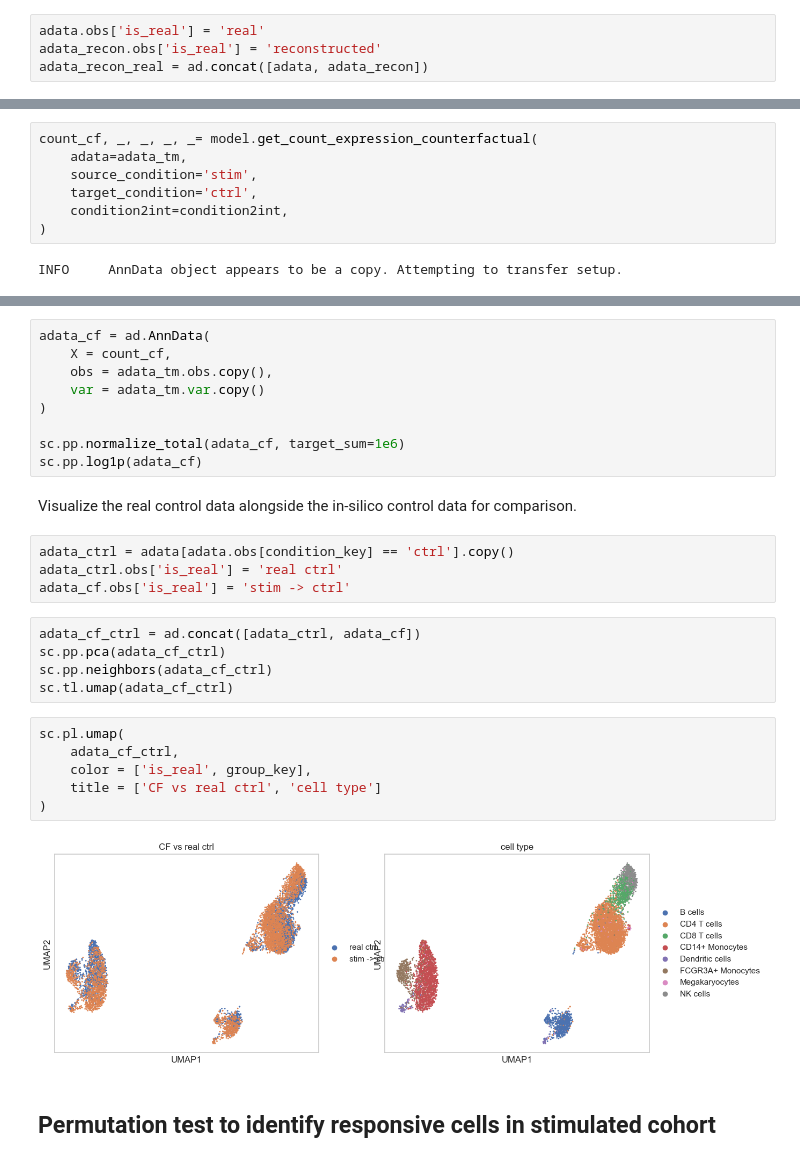
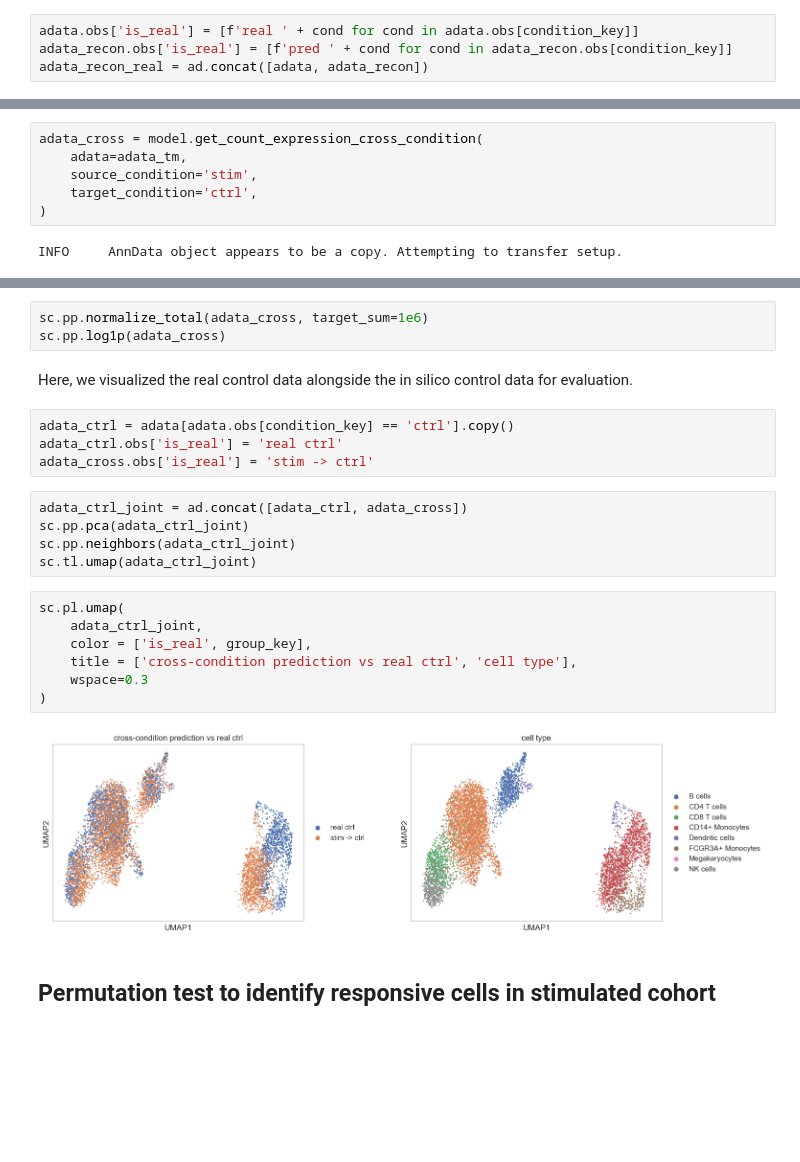
Before and after one commit to elmella/scCausalVI, a Jupyter notebook: docs/source/tutorial/scCausalVI-ifnb.ipynb, the cells around one changed output, grey strips where cells are left out. Saved outputs shown, nothing was run; the diff lists cells and outputs as text; blank space fills up the shorter version.

```diff
--- a/docs/source/tutorial/scCausalVI-ifnb.ipynb
+++ b/docs/source/tutorial/scCausalVI-ifnb.ipynb
@@ -193,8 +215,8 @@ sc.pl.umap(adata_recon, color=[condition_key, group_key,],
 # %% [markdown]
 A joint visualization of the predicted and actual data reveals their consistency.
 # %%
-adata.obs['is_real'] = 'real'
-adata_recon.obs['is_real'] = 'reconstructed'
+adata.obs['is_real'] = [f'real ' + cond for cond in adata.obs[condition_key]]
+adata_recon.obs['is_real'] = [f'pred ' + cond for cond in adata_recon.obs[condition_key]]
 adata_recon_real = ad.concat([adata, adata_recon])
 # %%
 sc.pp.pca(adata_recon_real)
@@ -217,9 +242,8 @@ Here, we focus on the stimulated cells. To counterfactually predict their expres
 # %%
-count_cf, _, _, _, _= model.get_count_expression_counterfactual(
+adata_cross = model.get_count_expression_cross_condition(
     adata=adata_tm,
     source_condition='stim',
     target_condition='ctrl',
-    condition2int=condition2int,
 )
 # %% [output]
 INFO     AnnData object appears to be a copy. Attempting to transfer setup.
@@ -226,31 +268,26 @@ INFO     AnnData object appears to be a copy. Attempting to transfer setup.
 # %%
-adata_cf = ad.AnnData(
-    X = count_cf,
-    obs = adata_tm.obs.copy(),
-    var = adata_tm.var.copy()
-)
-
-sc.pp.normalize_total(adata_cf, target_sum=1e6)
-sc.pp.log1p(adata_cf)
+sc.pp.normalize_total(adata_cross, target_sum=1e6)
+sc.pp.log1p(adata_cross)
 # %% [markdown]
-Visualize the real control data alongside the in-silico control data for comparison.
+Here, we visualized the real control data alongside the in silico control data for evaluation.
 # %%
 adata_ctrl = adata[adata.obs[condition_key] == 'ctrl'].copy()
 adata_ctrl.obs['is_real'] = 'real ctrl'
-adata_cf.obs['is_real'] = 'stim -> ctrl'
+adata_cross.obs['is_real'] = 'stim -> ctrl'
 # %%
-adata_cf_ctrl = ad.concat([adata_ctrl, adata_cf])
-sc.pp.pca(adata_cf_ctrl)
-sc.pp.neighbors(adata_cf_ctrl)
-sc.tl.umap(adata_cf_ctrl)
+adata_ctrl_joint = ad.concat([adata_ctrl, adata_cross])
+sc.pp.pca(adata_ctrl_joint)
+sc.pp.neighbors(adata_ctrl_joint)
+sc.tl.umap(adata_ctrl_joint)
 # %%
 sc.pl.umap(
-    adata_cf_ctrl,
+    adata_ctrl_joint,
     color = ['is_real', group_key],
-    title = ['CF vs real ctrl', 'cell type']
+    title = ['cross-condition prediction vs real ctrl', 'cell type'],
+    wspace=0.3
 )
 # %% [output]
-[figure, old version]
+[figure, new version]
 # %% [markdown]
 ## Permutation test to identify responsive cells in stimulated cohort
 # %% [markdown]
```
Also changed, not shown: parts of 56 cells of this notebook, 4 other files.
